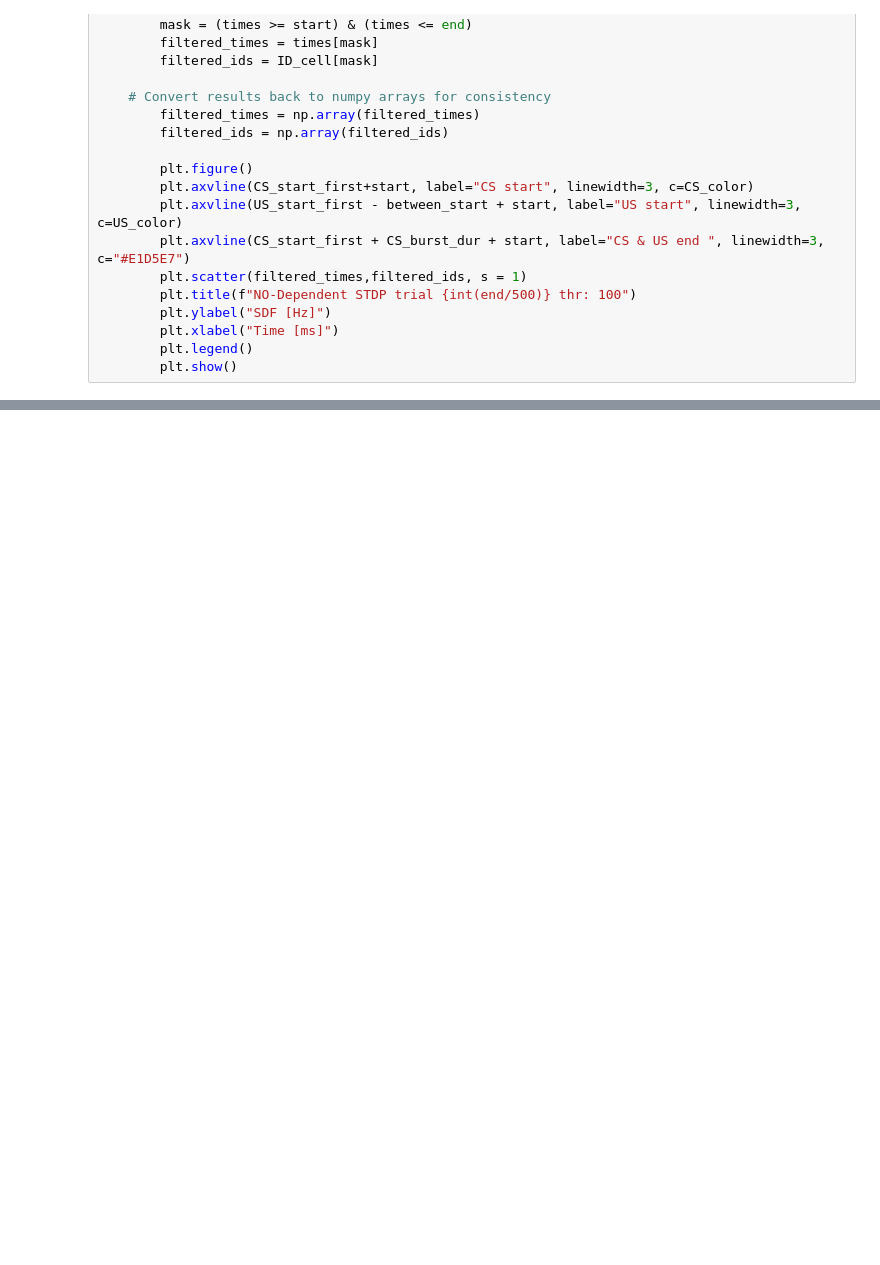
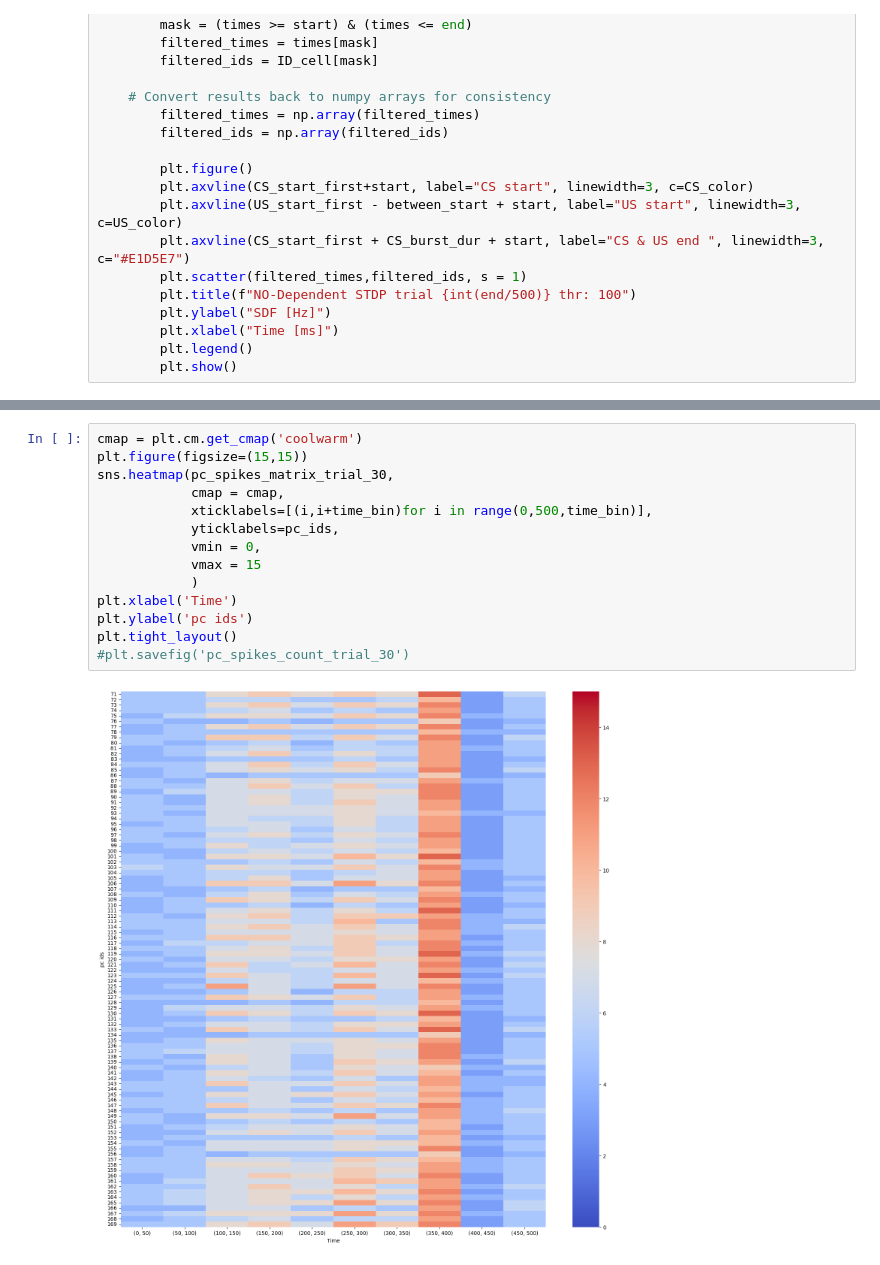
Before and after one commit to alessandratrapani/NODS, a Jupyter notebook: grid_search_Aplus_Aminus/pc_raster.ipynb, the cells around one changed output, grey strips where cells are left out. Cells and saved outputs as stored; diff of their text form; blank space fills up the shorter version.

```diff
--- a/grid_search_Aplus_Aminus/pc_raster.ipynb
+++ b/grid_search_Aplus_Aminus/pc_raster.ipynb
@@ -178,0 +188,16 @@ Text(0.5, 1.0, 'pc spikes count trial 2')
+# %%
+cmap = plt.cm.get_cmap('coolwarm')
+plt.figure(figsize=(15,15))
+sns.heatmap(pc_spikes_matrix_trial_30,
+            cmap = cmap,
+            xticklabels=[(i,i+time_bin)for i in range(0,500,time_bin)],
+            yticklabels=pc_ids,
+            vmin = 0,
+            vmax = 15
+            )
+plt.xlabel('Time')
+plt.ylabel('pc ids')
+plt.tight_layout()
+#plt.savefig('pc_spikes_count_trial_30')
+# %% [output]
+[figure, added]
```
Also changed, not shown: parts of 21 cells of this notebook, 10 other files.
